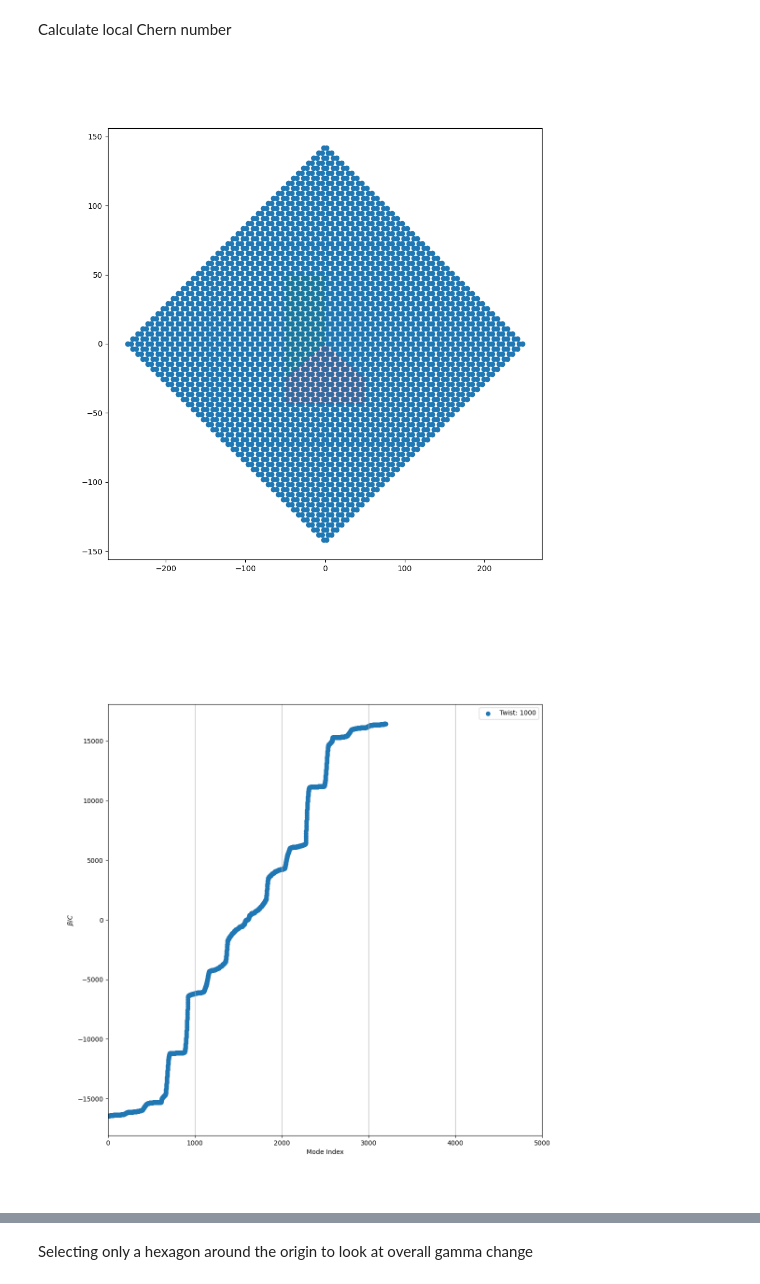
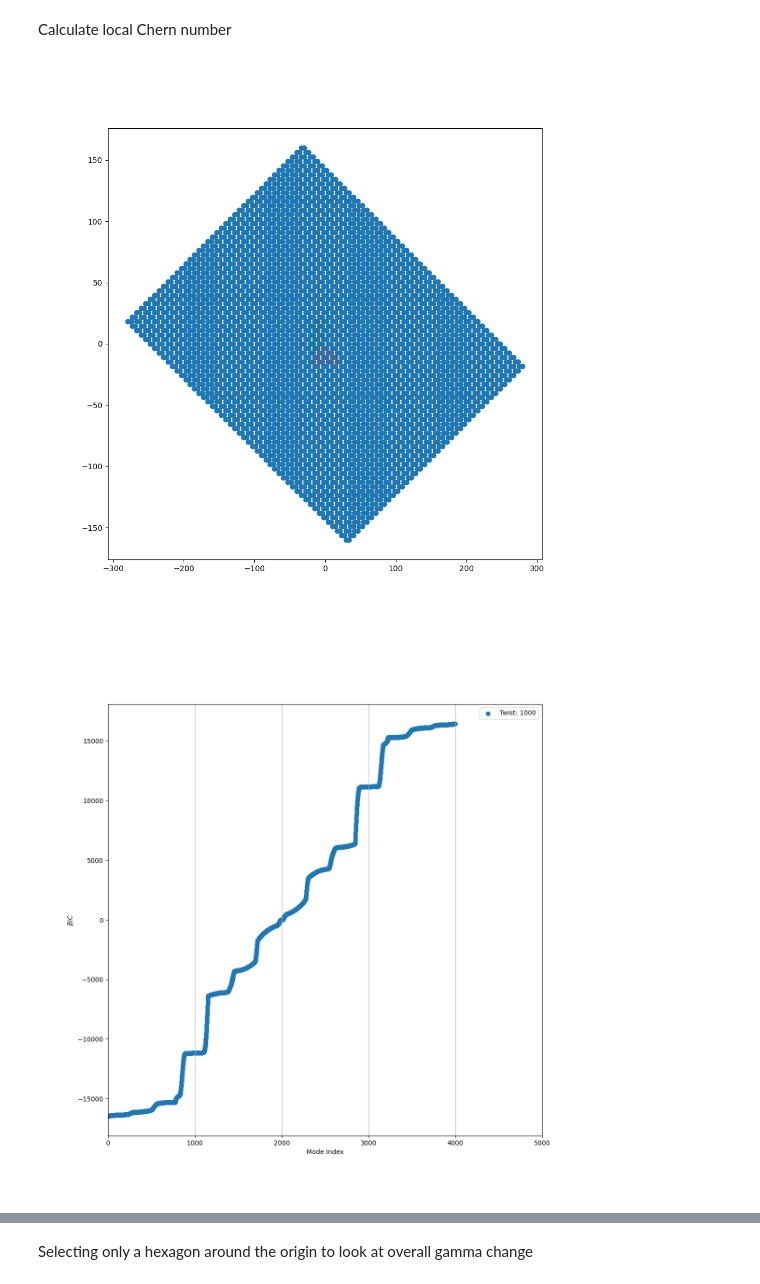
Before and after one commit to NRobertsF91W/PhD-Jupyter-Notebooks, a Jupyter notebook: twisted honeycomb numerical analysis chern number.ipynb, the cells around one changed output, grey strips where cells are left out. Cells and saved outputs as stored; diff of their text form; code cells hidden in the pictures.

```diff
--- a/twisted honeycomb numerical analysis chern number.ipynb
+++ b/twisted honeycomb numerical analysis chern number.ipynb
@@ -58,7 +61,7 @@ def build_honeycomb(n,m, pitch):
 
     return centered_coord_list
 # %%
-b_10_list = build_honeycomb(40,40, PITCH)
+b_10_list = build_honeycomb(40,50, PITCH)
 # plt.scatter(b_10_list[:,0], b_10_list[:,1]);
 # plt.scatter(b_10_list[:,0]-11.5*PITCH, b_10_list[:,1]-np.sqrt(3)*PITCH/2);
 
@@ -67,7 +70,7 @@ plt.axvline(0, color='black')
 
 
 
-plt.scatter(b_10_list[:,0], b_10_list[:,1]);
+plt.scatter(b_10_list[:,0], b_10_list[:,1])
 # plt.scatter(b_10_list[:10,0], b_10_list[:10,1]);
 # plt.scatter(b_10_list[10,0], b_10_list[10,1]);
 # plt.scatter(b_10_list[20,0], b_10_list[20,1]);
@@ -152,8 +155,8 @@ def ABC_sections(x_size):
     xyC = np.array([[0,0],[x_size,-x_size*0.5],[x_size, -x_size*0.875], [-x_size,-0.875*x_size],[-x_size,-x_size*0.5]])
     xyB = np.array([[0,0], [-x_size, -x_size*0.5], [-x_size, x_size], [0, x_size]])
     shape_A = patches.Polygon(xyA,alpha=0.1, label='A')
-    shape_B = patches.Polygon(xyC,fc='red', alpha=0.1, label='C')
-    shape_C = patches.Polygon(xyB,fc='green', alpha=0.1, label='B')
+    shape_B = patches.Polygon(xyB,fc='green', alpha=0.1, label='B')
+    shape_C = patches.Polygon(xyC,fc='red', alpha=0.1, label='C')
 
     return shape_A, shape_B, shape_C
 # %%
@@ -371,16 +374,16 @@ Calculate local Chern number
 # %%
 fig_lattice = plt.figure(figsize=(10,10))
 ax_lattice = fig_lattice.add_subplot(111)
 
 ax_lattice.scatter(b_10_list[:,0], b_10_list[:,1])
-a_s, b_s, c_s = ABC_sections(50)
+a_s, b_s, c_s = ABC_sections(20)
 ax_lattice.add_patch(a_s)
 ax_lattice.add_patch(b_s)
 ax_lattice.add_patch(c_s)
 
 plt.show()
 # %% [output]
-[figure, old version]
+[figure, new version]
 # %%
 # beta_100 = beta_super
 #print(eigvecs)
@@ -394,7 +397,7 @@ plt.show()
 beta_vals_1, beta_vecs_1 = find_eigvalues(b_10_list, 4.2, 6700, 5876619.5, 5000, with_onsite=False)
 plot_betas(beta_vals_1, 6700,'Twist: 1000', xrange=[0,5000])
 # %% [output]
-[figure, old version]
+[figure, new version]
 # %%
 # First I build up the projector matrix for the desired band
 def check_symmetric(a, rtol=1e-05, atol=1e-08):
```
Also changed, not shown: parts of 12 cells of this notebook.
